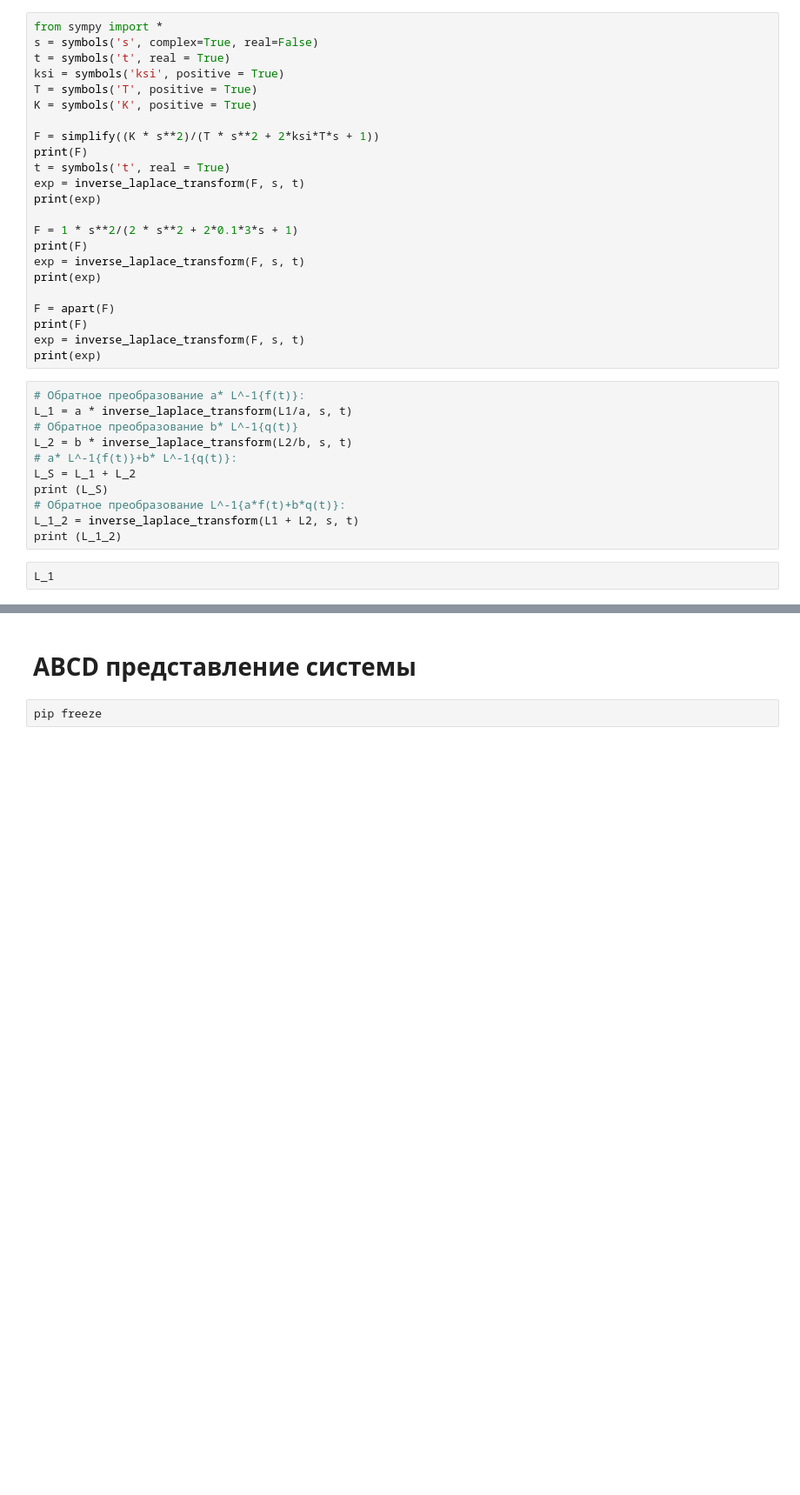
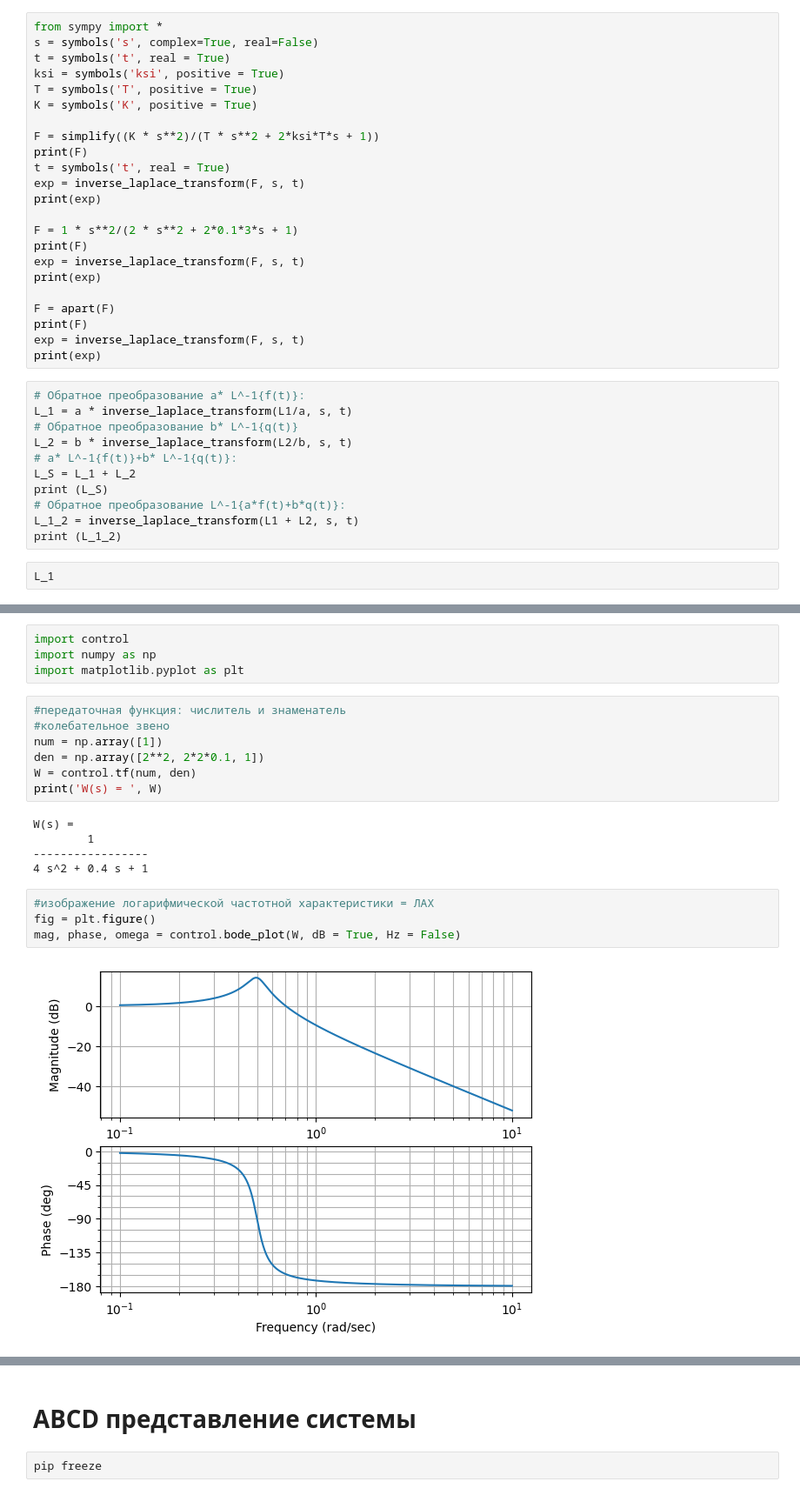
Before and after one commit to TAUforPython/BaseControlTheory, a Jupyter notebook: базовые_инструменты_ТАУ.ipynb, the cells around one changed output, grey strips where cells are left out. Shown at 87% size. Cells and saved outputs as stored; diff of their text form; blank space fills up the shorter version.

```diff
--- a/базовые_инструменты_ТАУ.ipynb
+++ b/базовые_инструменты_ТАУ.ipynb
@@ -200,0 +222,22 @@ L_1
+# %%
+import control
+import numpy as np
+import matplotlib.pyplot as plt
+# %%
+#передаточная функция: числитель и знаменатель
+#колебательное звено
+num = np.array([1])
+den = np.array([2**2, 2*2*0.1, 1])
+W = control.tf(num, den)
+print('W(s) = ', W)
+# %% [output]
+W(s) =
+        1
+-----------------
+4 s^2 + 0.4 s + 1
+# %%
+#изображение логарифмической частотной характеристики = ЛАХ
+fig = plt.figure()
+mag, phase, omega = control.bode_plot(W, dB = True, Hz = False)
+# %% [output]
+[figure, added]
```
Also changed, not shown: parts of 3 cells of this notebook.
